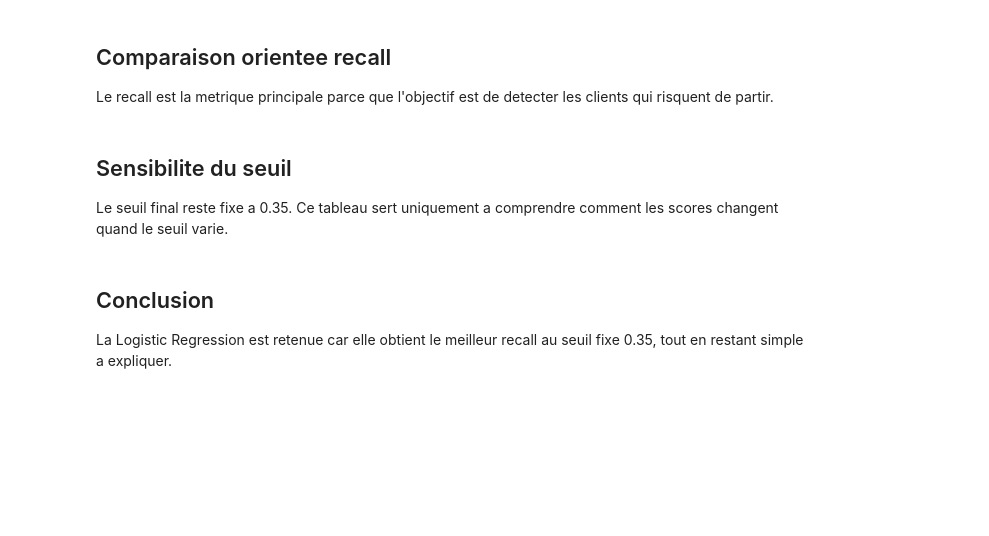
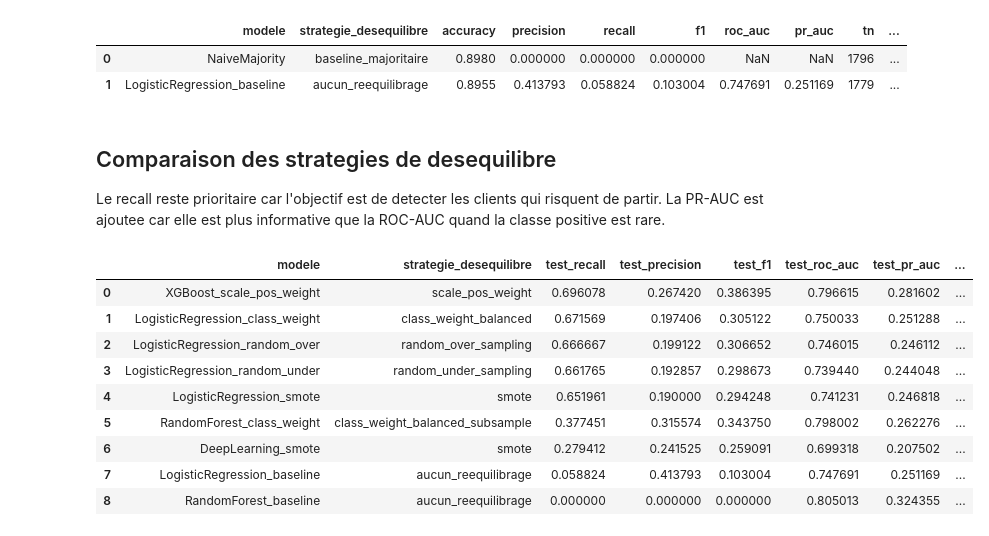
Before and after one commit to Simone-Me/churn_predict, a Jupyter notebook: projet_churn_structure/notebooks/03_modelisation_evaluation.ipynb, the cells around one changed output. Saved outputs shown, nothing was run; the diff lists cells and outputs as text; code cells hidden in the pictures; blank space fills up the shorter version.

```diff
--- a/projet_churn_structure/notebooks/03_modelisation_evaluation.ipynb
+++ b/projet_churn_structure/notebooks/03_modelisation_evaluation.ipynb
@@ -12,10 +31,28 @@ comparison
+# %%
+baseline[['modele', 'strategie_desequilibre', 'accuracy', 'precision', 'recall', 'f1', 'roc_auc', 'pr_auc', 'tn', 'fp', 'fn', 'tp']]
+# %% [output]
+|  | modele | strategie_desequilibre | accuracy | precision | recall | f1 | roc_auc | pr_auc | tn | ... |
+| 0 | NaiveMajority | baseline_majoritaire | 0.8980 | 0.000000 | 0.000000 | 0.000000 | NaN | NaN | 1796 | ... |
+| 1 | LogisticRegression_baseline | aucun_reequilibrage | 0.8955 | 0.413793 | 0.058824 | 0.103004 | 0.747691 | 0.251169 | 1779 | ... |
 # %% [markdown]
-## Comparaison orientee recall
+## Comparaison des strategies de desequilibre
 
-Le recall est la metrique principale parce que l'objectif est de detecter les clients qui risquent de partir.
+Le recall reste prioritaire car l'objectif est de detecter les clients qui risquent de partir. La PR-AUC est ajoutee car elle est plus informative que la ROC-AUC quand la classe positive est rare.
 # %%
-comparison[['modele', 'test_recall', 'test_precision', 'test_f1', 'test_roc_auc']].sort_values('test_recall', ascending=False)
+cols = [
+    'modele', 'strategie_desequilibre', 'test_recall', 'test_precision', 'test_f1',
+    'test_roc_auc', 'test_pr_auc', 'test_fp', 'test_fn', 'test_tp', 'test_tn',
+    'best_f1_threshold', 'best_f1'
+]
+comparison[cols].sort_values(['test_recall', 'test_pr_auc'], ascending=False)
+# %% [output]
+|  | modele | strategie_desequilibre | test_recall | test_precision | test_f1 | test_roc_auc | test_pr_auc | ... |
+| 0 | XGBoost_scale_pos_weight | scale_pos_weight | 0.696078 | 0.267420 | 0.386395 | 0.796615 | 0.281602 | ... |
+| 1 | LogisticRegression_class_weight | class_weight_balanced | 0.671569 | 0.197406 | 0.305122 | 0.750033 | 0.251288 | ... |
+| 2 | LogisticRegression_random_over | random_over_sampling | 0.666667 | 0.199122 | 0.306652 | 0.746015 | 0.246112 | ... |
+| 3 | LogisticRegression_random_under | random_under_sampling | 0.661765 | 0.192857 | 0.298673 | 0.739440 | 0.244048 | ... |
+| 4 | LogisticRegression_smote | smote | 0.651961 | 0.190000 | 0.294248 | 0.741231 | 0.246818 | ... |
+| 5 | RandomForest_class_weight | class_weight_balanced_subsample | 0.377451 | 0.315574 | 0.343750 | 0.798002 | 0.262276 | ... |
+| 6 | DeepLearning_smote | smote | 0.279412 | 0.241525 | 0.259091 | 0.699318 | 0.207502 | ... |
+| 7 | LogisticRegression_baseline | aucun_reequilibrage | 0.058824 | 0.413793 | 0.103004 | 0.747691 | 0.251169 | ... |
+| 8 | RandomForest_baseline | aucun_reequilibrage | 0.000000 | 0.000000 | 0.000000 | 0.805013 | 0.324355 | ... |
-# %% [markdown]
-## Sensibilite du seuil
-
-Le seuil final reste fixe a 0.35. Ce tableau sert uniquement a comprendre comment les scores changent quand le seuil varie.
@@ -25,4 +58,0 @@ thresholds.head(12)
-# %% [markdown]
-## Conclusion
-
-La Logistic Regression est retenue car elle obtient le meilleur recall au seuil fixe 0.35, tout en restant simple a expliquer.
```
Also changed, not shown: parts of 9 cells of this notebook, 32 other files.
